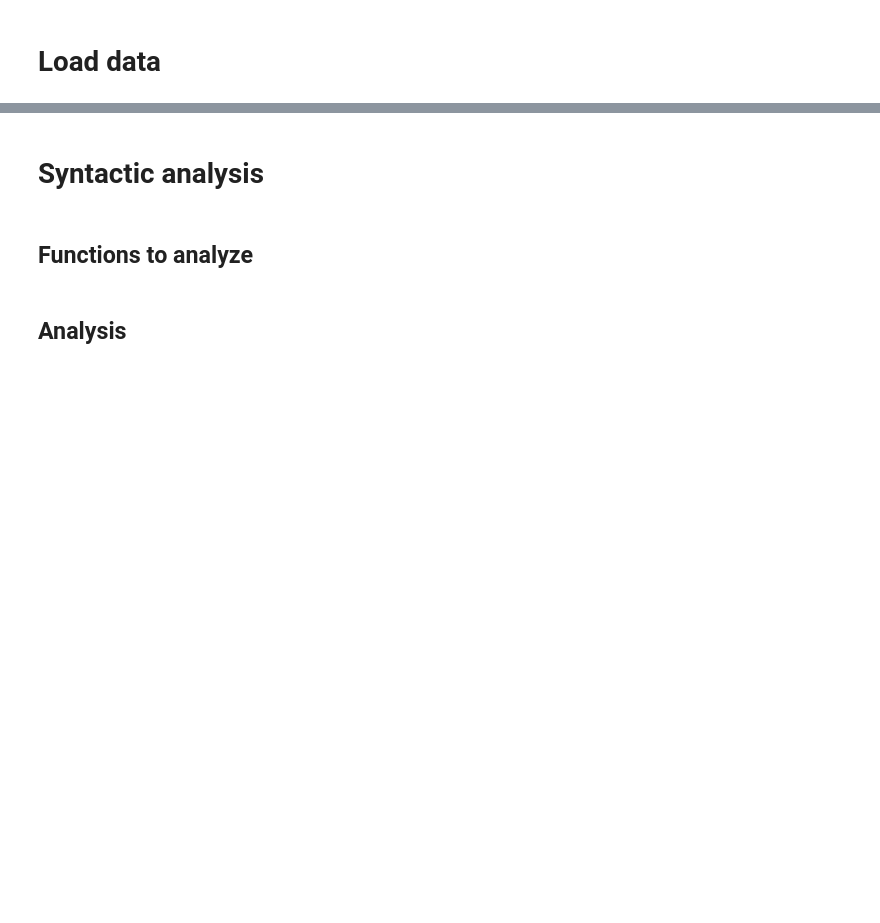
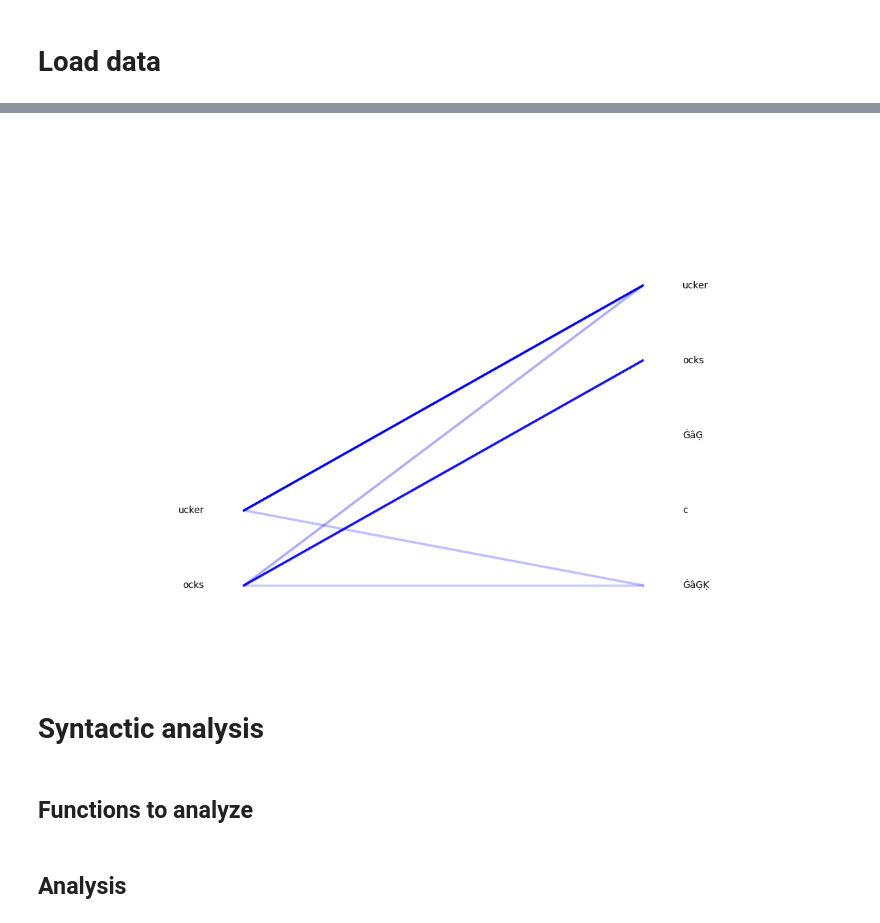
Before and after one commit to Person-Maink/NLP_toxicity, a Jupyter notebook: language analysis/syntatic_analysis.ipynb, the cells around one changed output, grey strips where cells are left out. Saved outputs shown, nothing was run; the diff lists cells and outputs as text; code cells hidden in the pictures; blank space fills up the shorter version.

```diff
--- a/language analysis/syntatic_analysis.ipynb
+++ b/language analysis/syntatic_analysis.ipynb
@@ -193,0 +195,83 @@ def map_attributions_to_tokens(row, tokenizer, top_percentile_general=80, top_pe
+# %%
+import numpy as np
+import matplotlib.pyplot as plt
+import pandas as pd
+
+def plot_attributions_from_df(df, row_index,
+                              line_color='red',
+                              min_opacity=0.2,
+                              max_opacity=1.0,
+                              line_width=2.0,
+                              threshold=0.1,
+                              max_input_tokens=50,
+                              max_output_tokens=50):
+    """
+    Plots token attributions for a specific row in the DataFrame, limiting input and output tokens.
+    The line opacity is based on attribution strength for better clarity.
+    """
+    row = df.iloc[row_index]
+
+    prompt = row['Prompt'].split()
+    response = row['Response'].split()
+    input_tokens = eval(row['Input Tokens'])
+    output_tokens = eval(row['Output Tokens'])
+    attributions = np.array(row['Output Token Attributions']).T  # Transpose for correct shape
+
+    print(f"Total Input Tokens: {len(input_tokens)}")
+    print(f"Total Output Tokens: {len(output_tokens)}")
+    print(f"Attributions Shape: {attributions.shape}")
+
+    if attributions.shape != (len(input_tokens), len(output_tokens)):
+        raise ValueError("Mismatch between tokens and attribution dimensions.")
+
+    # Normalize attributions for opacity
+    flat_attrs = attributions.flatten()
+    min_val, max_val = flat_attrs.min(), flat_attrs.max()
+    denom = (max_val - min_val) if max_val != min_val else 1e-9
+
+    # Filter top input tokens based on attribution scores
+    input_scores = attributions.max(axis=1)  # Max influence of each input token
+    top_input_indices = np.argsort(input_scores)[-max_input_tokens:]  # Top input tokens by score
+
+    # Filter top output tokens based on attribution scores
+    output_scores = attributions.max(axis=0)  # Max influence of each output token
+    top_output_indices = np.argsort(output_scores)[-max_output_tokens:]  # Top output tokens by score
+
+    # Filter tokens and attributions
+    input_tokens = [input_tokens[i] for i in top_input_indices]
+    output_tokens = [output_tokens[j] for j in top_output_indices]
+    attributions = attributions[np.ix_(top_input_indices, top_output_indices)]  # Filter rows and columns
+
+    print(f"Filtered Input Tokens: {len(input_tokens)}")
+    print(f"Filtered Output Tokens: {len(output_tokens)}")
+    print(f"Filtered Attributions Shape: {attributions.shape}")
+
+    x_left, x_right = 0, 1
+    fig, ax = plt.subplots(figsize=(12, 8))
+    ax.set_facecolor('white')
+    ax.set_xlim([-0.5, 1.5])
+    ax.set_ylim([-1, max(len(input_tokens), len(output_tokens)) + 1])
+
+    # Plot input tokens on the left
+    for i, token in enumerate(input_tokens):
+        ax.text(x_left - 0.1, i, token, ha='right', va='center', color='black', fontsize=10)
+
+    # Plot output tokens on the right
+    for j, token in enumerate(output_tokens):
+        ax.text(x_right + 0.1, j, token, ha='left', va='center', color='black', fontsize=10)
+
+    # Draw the connecting lines with opacity based on attribution scores
+    for i in range(len(input_tokens)):
+        for j in range(len(output_tokens)):
+            score = attributions[i, j]
+            if score >= threshold:
+                norm_score = (score - min_val) / denom
+                alpha = min_opacity + norm_score * (max_opacity - min_opacity)
+                ax.plot([x_left, x_right], [i, j], color=line_color, alpha=alpha, linewidth=line_width)
+
+    ax.axis('off')
+    plt.tight_layout()
+    plt.show()
+
+plot_attributions_from_df(df, row_index=13, line_color='blue', min_opacity=0.0005, max_opacity=1.0, line_width=2.5, threshold=0.05, max_input_tokens=2, max_output_tokens=5)
+# %% [output]
@@ -194,3 +284,4 @@ def map_attributions_to_tokens(row, tokenizer, top_percentile_general=80, top_pe
+[figure, added]
 # %% [markdown]
 # Syntactic analysis
 # %% [markdown]
```
Also changed, not shown: parts of 30 cells of this notebook, 22 other files.
